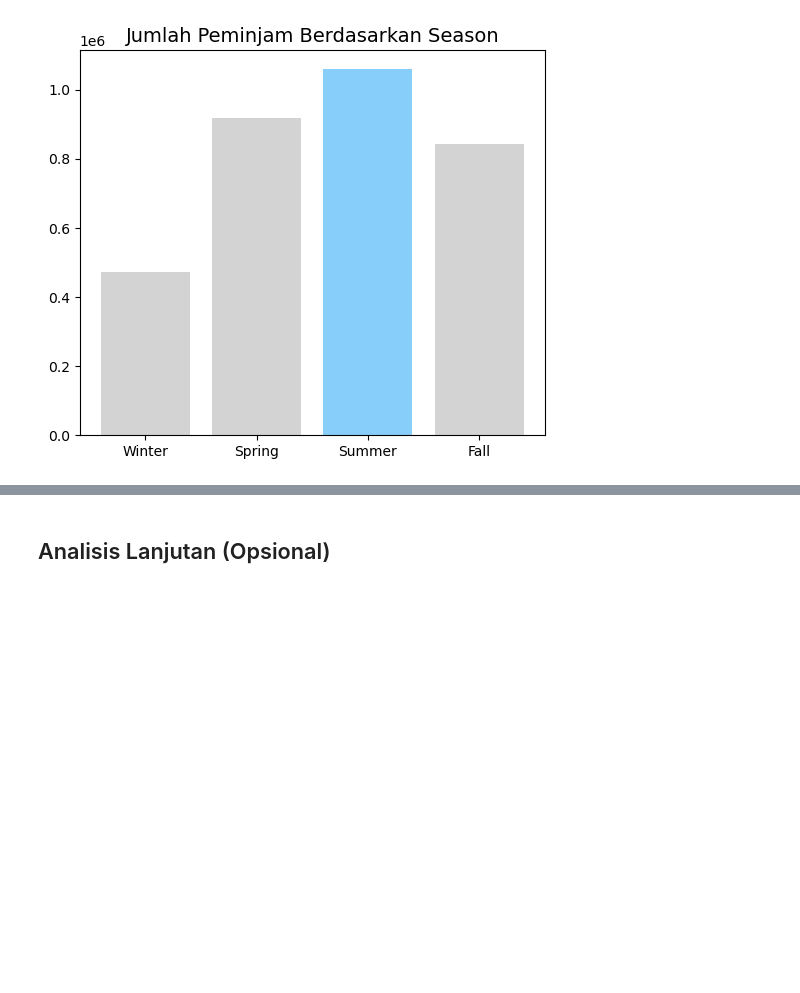
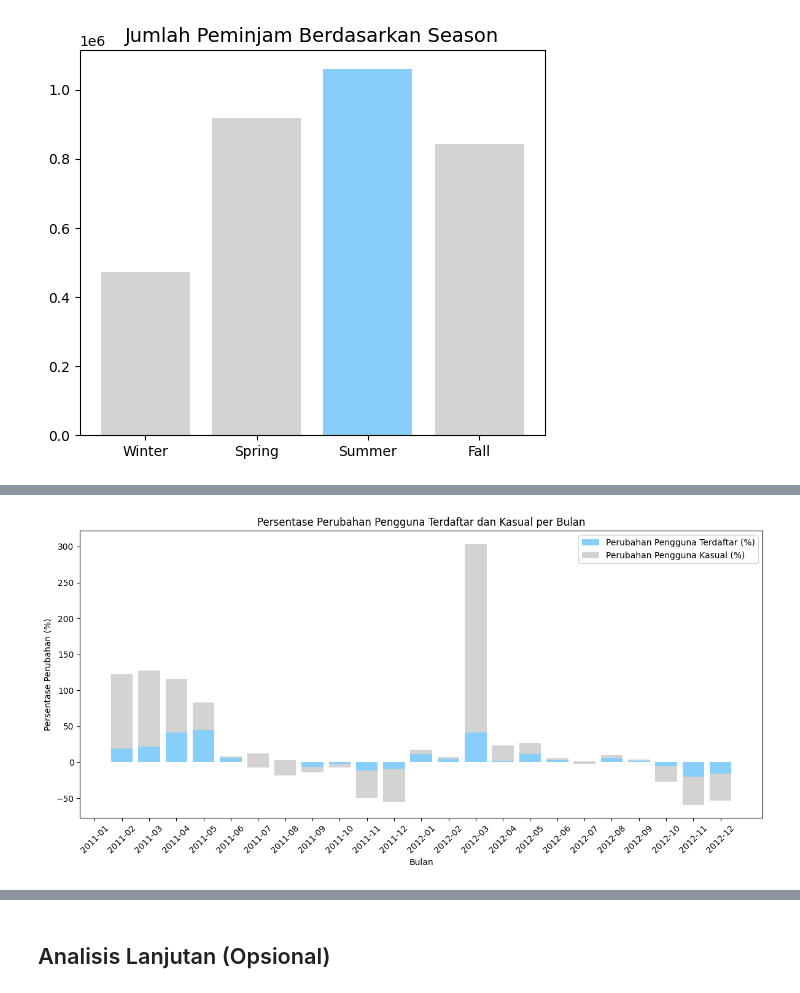
Before and after one commit to DESTYAWANSATRIA/Proyek-Analisis-Data, a Jupyter notebook: notebook.ipynb, the cells around one changed output, grey strips where cells are left out. Cells and saved outputs as stored; diff of their text form; code cells hidden in the pictures; blank space fills up the shorter version.

```diff
--- a/notebook.ipynb
+++ b/notebook.ipynb
@@ -337,0 +439,16 @@ plt.show()
+# %%
+monthly_grouped['registered_change'] = monthly_grouped['registered'].pct_change() * 100
+monthly_grouped['casual_change'] = monthly_grouped['casual'].pct_change() * 100
+# %%
+plt.figure(figsize=(12, 6))
+plt.bar(monthly_grouped['year_month'].astype(str), monthly_grouped['registered_change'], label='Perubahan Pengguna Terdaftar (%)', color='#87CEFA')
+plt.bar(monthly_grouped['year_month'].astype(str), monthly_grouped['casual_change'], label='Perubahan Pengguna Kasual (%)', color='#D3D3D3', bottom=monthly_grouped['registered_change'])
+plt.title('Persentase Perubahan Pengguna Terdaftar dan Kasual per Bulan')
+plt.xlabel('Bulan')
+plt.ylabel('Persentase Perubahan (%)')
+plt.legend()
+plt.xticks(rotation=45)
+plt.tight_layout()
+plt.show()
+# %% [output]
+[figure, added]
```
Also changed, not shown: parts of 36 cells of this notebook.
